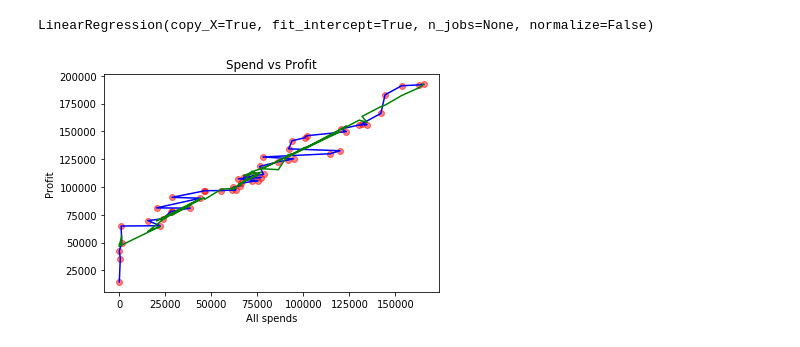
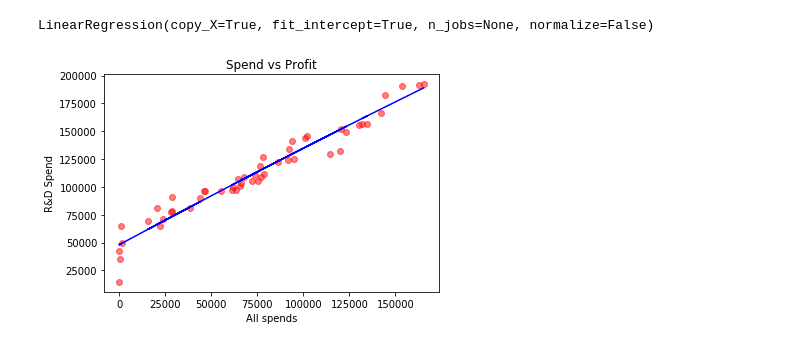
Before and after one commit to srmk1/learn-ml-hands-on, a Jupyter notebook: ml-training-models/linear-regression/polynomial-linear-regression-1.ipynb, the cells around one changed output. Cells and saved outputs as stored; diff of their text form; code cells hidden in the pictures.

```diff
--- a/ml-training-models/linear-regression/polynomial-linear-regression-1.ipynb
+++ b/ml-training-models/linear-regression/polynomial-linear-regression-1.ipynb
@@ -82,8 +82,8 @@ LinearRegression(copy_X=True, fit_intercept=True, n_jobs=None, normalize=False)
 # %%
 # Fitting Polynomial Regression to the dataset
 from sklearn.preprocessing import PolynomialFeatures
-poly_reg = PolynomialFeatures(degree = 5)
-X_poly = poly_reg.fit_transform(X)
+poly_reg = PolynomialFeatures(degree = 2)
+X_poly = poly_reg.fit_transform(X[['R&D Spend']])
 X_poly_df = pd.DataFrame(X_poly)
 X_poly_df
 # %% [output]
@@ -114,20 +113,20 @@ LinearRegression(copy_X=True, fit_intercept=True, n_jobs=None, normalize=False)
 # %%
 # Visualising the Training set results
 import matplotlib.pyplot as plt
 
 # Actual data
 #plt.scatter(X_test, y_test, color = 'red', cmap='viridis', alpha=0.5)
 plt.scatter(X['R&D Spend'], y, color = 'red', cmap='viridis', alpha=0.5)
 #plt.scatter(X['Administration'], y, color = 'green', cmap='viridis', alpha=0.5)
 #plt.scatter(X['Marketing Spend'], y, color = 'grey', cmap='viridis', alpha=0.5)
 
 #Predicted data
 plt.plot(X['R&D Spend'], poly_lin_reg.predict(X_poly), color = 'blue')
-plt.plot(X['R&D Spend'], lin_reg.predict(X), color = 'green')
+#plt.plot(X['R&D Spend'], lin_reg.predict(X), color = 'green')
 
 plt.title('Spend vs Profit')
 plt.xlabel('All spends')
-plt.ylabel('Profit')
+plt.ylabel('R&D Spend')
 plt.show()
 # %% [output]
-[figure, old version]
+[figure, new version]
```
Also changed, not shown: parts of 2 cells of this notebook, 5 other files.
